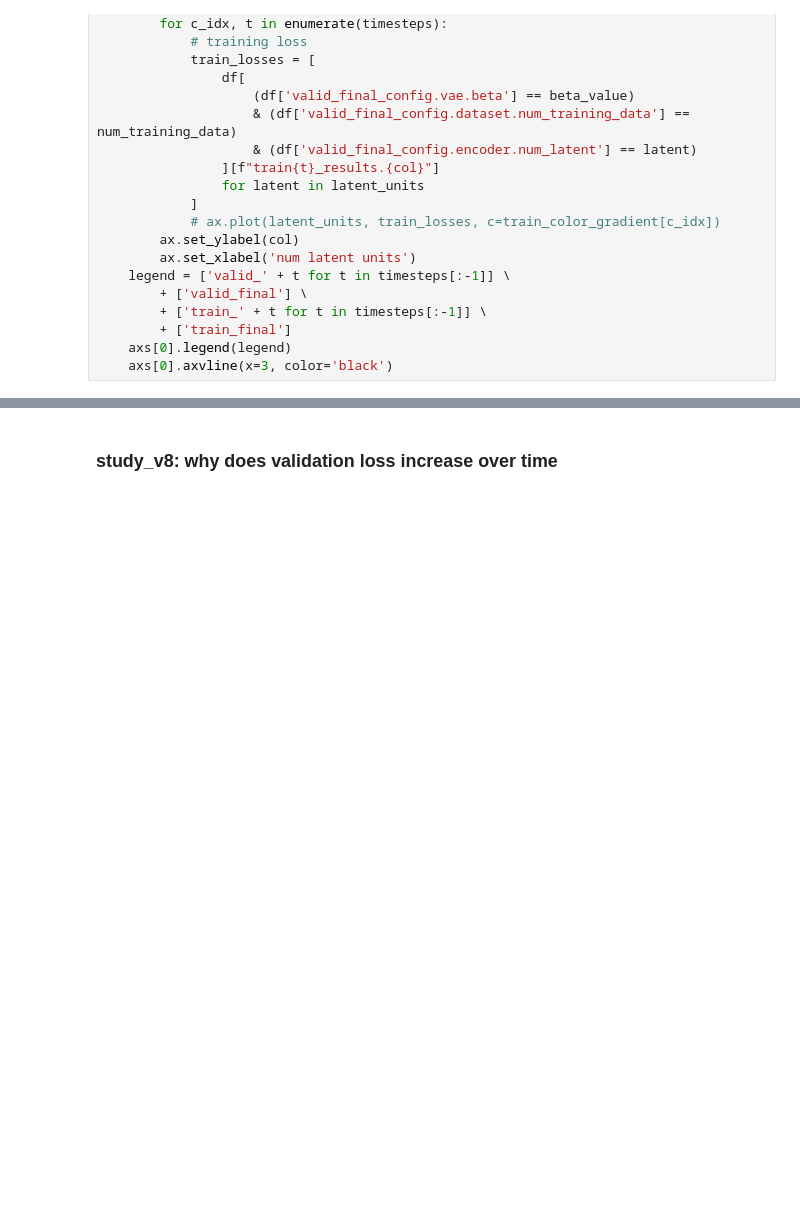
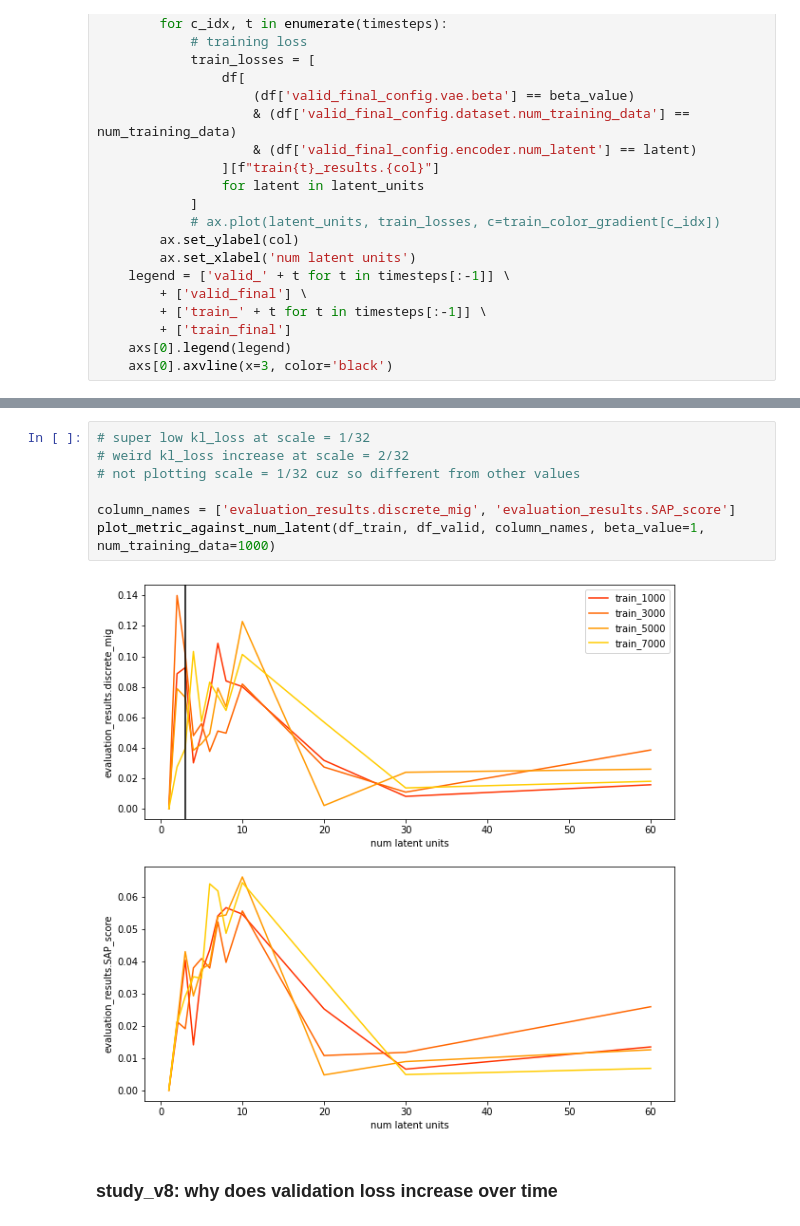
Before and after one commit to jasonmhwu/disentanglement_lib, a Jupyter notebook: notebooks/parse_results.ipynb, the cells around one changed output, grey strips where cells are left out. Saved outputs shown, nothing was run; the diff lists cells and outputs as text; blank space fills up the shorter version.

```diff
--- a/notebooks/parse_results.ipynb
+++ b/notebooks/parse_results.ipynb
@@ -322,3 +373,12 @@ plot_loss_against_num_latent(df, column_names, beta_value=8, num_training_data=3
+# %%
+# super low kl_loss at scale = 1/32
+# weird kl_loss increase at scale = 2/32
+# not plotting scale = 1/32 cuz so different from other values
+
+column_names = ['evaluation_results.discrete_mig', 'evaluation_results.SAP_score']
+plot_metric_against_num_latent(df_train, df_valid, column_names, beta_value=1, num_training_data=1000)
+# %% [output]
+[figure, added]
 # %% [markdown]
 ### study_v8: why does validation loss increase over time
 # %%
```
Also changed, not shown: parts of 4 cells of this notebook, 17 other files.
